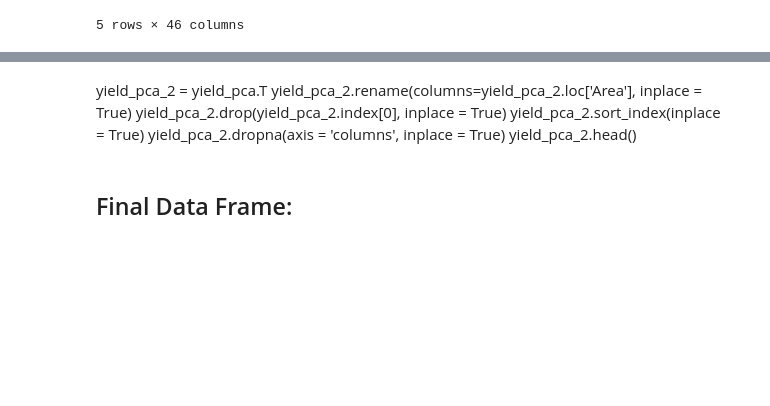
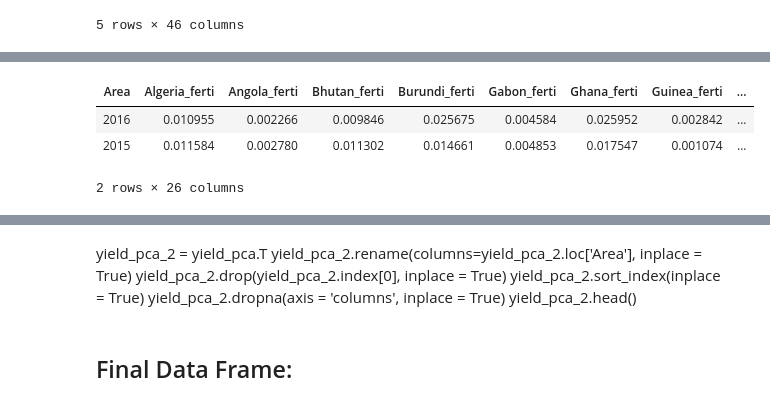
Before and after one commit to amara-slaymaker/ada_project-ada_nakamura, a Jupyter notebook: Emissions_UMAP_PCA.ipynb, the cells around one changed output, grey strips where cells are left out. Drawn from its saved outputs; the diff is of its cells as text; code cells hidden in the pictures; blank space fills up the shorter version.

```diff
--- a/Emissions_UMAP_PCA.ipynb
+++ b/Emissions_UMAP_PCA.ipynb
@@ -1021,0 +1028,4 @@ emissions.head()
+# %%
+high_sample=same_group_countries.query('group == "red"').sample(n=29).Area
+low_sample=same_group_countries.query('group == "green"').sample(n=13).Area
+med_sample=same_group_countries.query('group == "yellow"').sample(n=13).Area
@@ -1021,0 +1042,18 @@ emissions.head()
+# %%
+high_yield = yield_pca[yield_pca.Area.isin(high_sample.values)]
+high_emiss = emissions_year[emissions_year.Area.isin(high_sample.values)]
+high_yield=high_yield.set_index('Area').T
+high_emiss=high_emiss.set_index('Area').T
+high_values = pd.merge(high_emiss,high_yield, left_index=True, right_index=True, suffixes=('_emiss', '_pca'))
+
+med_yield = yield_pca[yield_pca.Area.isin(med_sample.values)]
+med_emiss = emissions_year[emissions_year.Area.isin(med_sample.values)]
+med_yield=med_yield.set_index('Area').T
+med_emiss=med_emiss.set_index('Area').T
+med_values = pd.merge(med_emiss,med_yield, left_index=True, right_index=True, suffixes=('_ferti', '_pca'))
+
+low_yield = yield_pca[yield_pca.Area.isin(low_sample.values)]
+low_emiss = emissions_year[emissions_year.Area.isin(low_sample.values)]
+low_yield=low_yield.set_index('Area').T
+low_emiss=low_emiss.set_index('Area').T
+low_values = pd.merge(low_emiss,low_yield, left_index=True, right_index=True, suffixes=('_ferti', '_pca'))
@@ -1021,0 +1067,7 @@ emissions.head()
+# %%
+low_values.head(2)
+# %% [output]
+| Area | Algeria_ferti | Angola_ferti | Bhutan_ferti | Burundi_ferti | Gabon_ferti | Ghana_ferti | Guinea_ferti | ... |
+| 2016 | 0.010955 | 0.002266 | 0.009846 | 0.025675 | 0.004584 | 0.025952 | 0.002842 | ... |
+| 2015 | 0.011584 | 0.002780 | 0.011302 | 0.014661 | 0.004853 | 0.017547 | 0.001074 | ... |
+2 rows × 26 columns
```
Also changed, not shown: parts of 6 cells of this notebook.
